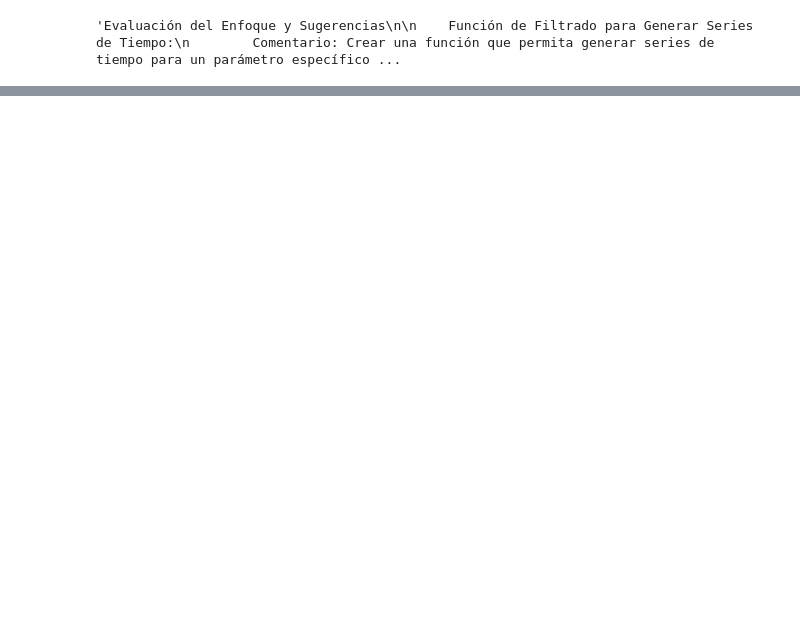
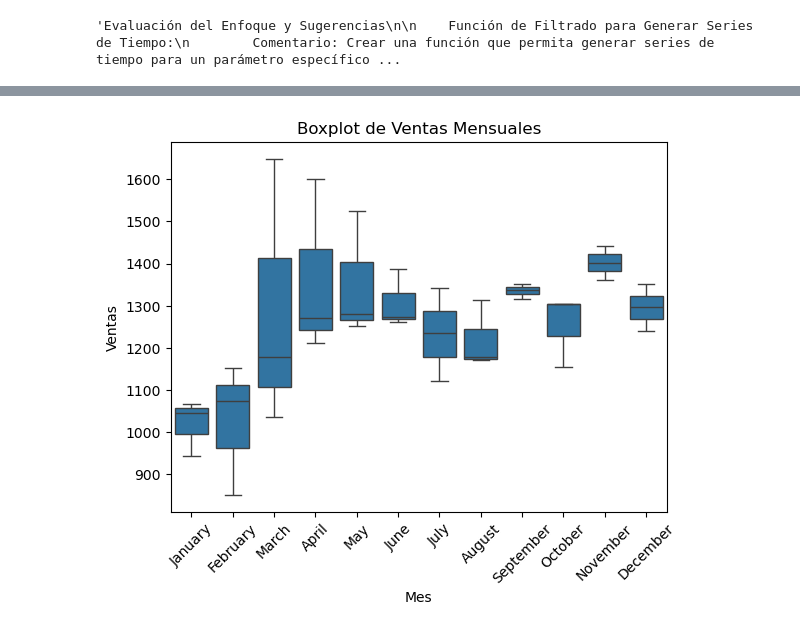
Before and after one commit to snmSebastian/SBD-Forescast, a Jupyter notebook: Forecast.ipynb, the cells around one changed output, grey strips where cells are left out. Cells and saved outputs as stored; diff of their text form; code cells hidden in the pictures; blank space fills up the shorter version.

```diff
--- a/Forecast.ipynb
+++ b/Forecast.ipynb
@@ -260,0 +334,16 @@ KeyError: 'Total Sales'
+# %%
+# Convertir la serie a DataFrame (si aún no lo es)
+df = serie.to_frame()
+
+# Resamplear los datos por mes (ajusta según tu necesidad)
+df_mensual = df.resample('M').mean()
+
+# Crear el boxplot
+sns.boxplot(x=df_mensual.index.month_name(), y='Total Sales', data=df_mensual)
+plt.title('Boxplot de Ventas Mensuales')
+plt.xlabel('Mes')
+plt.ylabel('Ventas')
+plt.xticks(rotation=45)
+plt.show()
+# %% [output]
+[figure, added]
```
Also changed, not shown: parts of 14 cells of this notebook.
